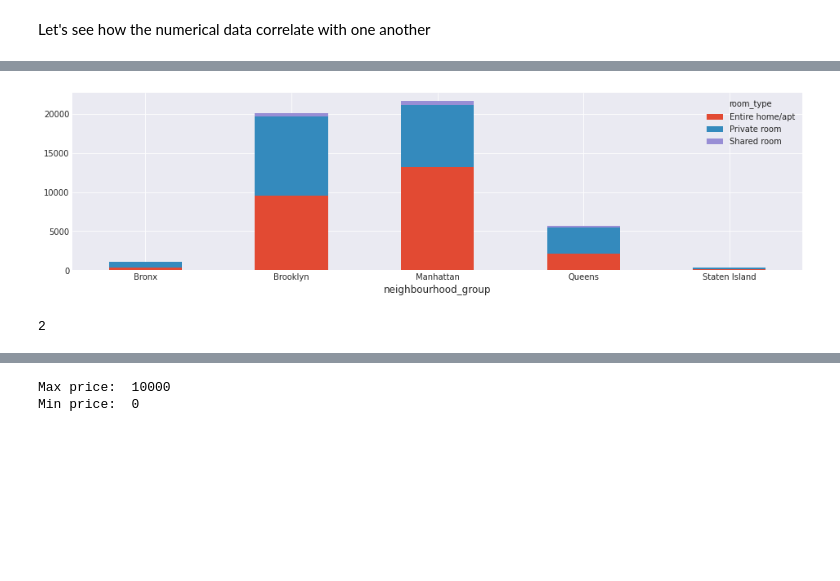
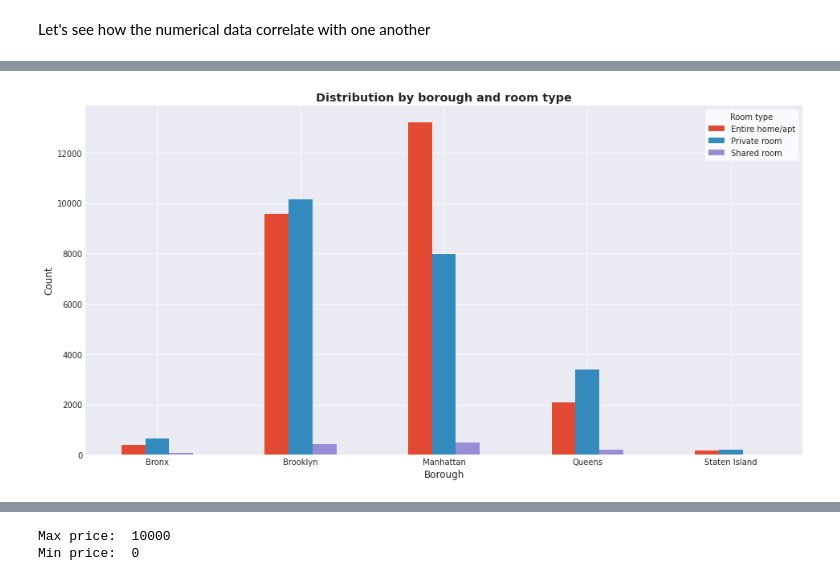
Before and after one commit to vieris123/NYAirbnb, a Jupyter notebook: nyabnb.ipynb, the cells around one changed output, grey strips where cells are left out. Drawn from its saved outputs; the diff is of its cells as text; code cells hidden in the pictures; blank space fills up the shorter version.

```diff
--- a/nyabnb.ipynb
+++ b/nyabnb.ipynb
@@ -37,10 +37,10 @@ import pandas as pd
 import matplotlib.pyplot as plt
 import matplotlib as mpl
 import seaborn as sns
-from scipy import stats
 import warnings
 
 warnings.filterwarnings('ignore')
+plt.style.use('ggplot')
 plt.style.use('seaborn-darkgrid')
 %matplotlib inline
 
@@ -49,7 +49,7 @@ pd.set_option('display.max_rows', None)
 # %% [markdown]
 ### Load dataset
 # %%
-listing_df = pd.read_csv('/kaggle/input/new-york-city-airbnb-open-data/AB_NYC_2019.csv')
+listing_df = pd.read_csv('AB_NYC_2019.csv')
 listing_df.head()
 # %% [output]
 |  | id | name | host_id | host_name | neighbourhood_group | neighbourhood | latitude | longitude | ... |
@@ -210,13 +207,12 @@ plt.show()
 # %% [markdown]
 Let's see how the numerical data correlate with one another
 # %%
-sns.set()
 cols = ['price',
         'minimum_nights',
         'number_of_reviews',
         'reviews_per_month',
         'calculated_host_listings_count',
        'availability_365']
-sns.pairplot(listing_df[cols], size = 2.5)
+sns.pairplot(listing_df[cols], size = 2.5,plot_kws={'color':'#4d6eb2'},diag_kws={'color':'#4d6eb2'})
 plt.show();
 # %% [output]
@@ -243,16 +252,20 @@ plt.show()
 # %%
 temp = pd.pivot_table(listing_df,
                      index = 'neighbourhood_group',
                      columns='room_type',
                      values='id',
                      aggfunc='count')
-fig, ax = plt.subplots(figsize=(16,4))
-temp.plot(kind='bar', stacked=True,ax=ax)
+fig, ax = plt.subplots(figsize=(16,8))
+temp.plot(kind='bar', ax=ax)
+plt.title('Distribution by borough and room type', weight='bold')
+plt.legend(title='Room type',
+           facecolor='w',
+           edgecolor='w',
+           framealpha= 0.8,
+           frameon=True)
+plt.xlabel('Borough')
+plt.ylabel('Count')
 plt.xticks(rotation=0)
 plt.show()
 # %% [output]
-[figure, old version]
+[figure, new version]
-# %%
-pie_df[1]
-# %% [output]
-2
```
Also changed, not shown: parts of 71 cells of this notebook, 2 other files.
